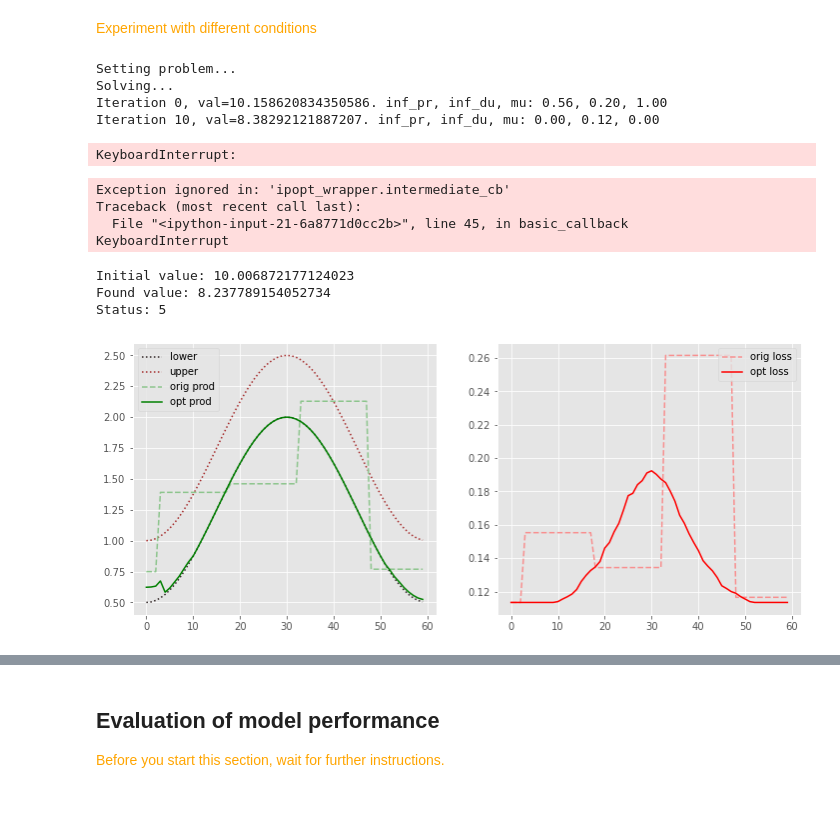
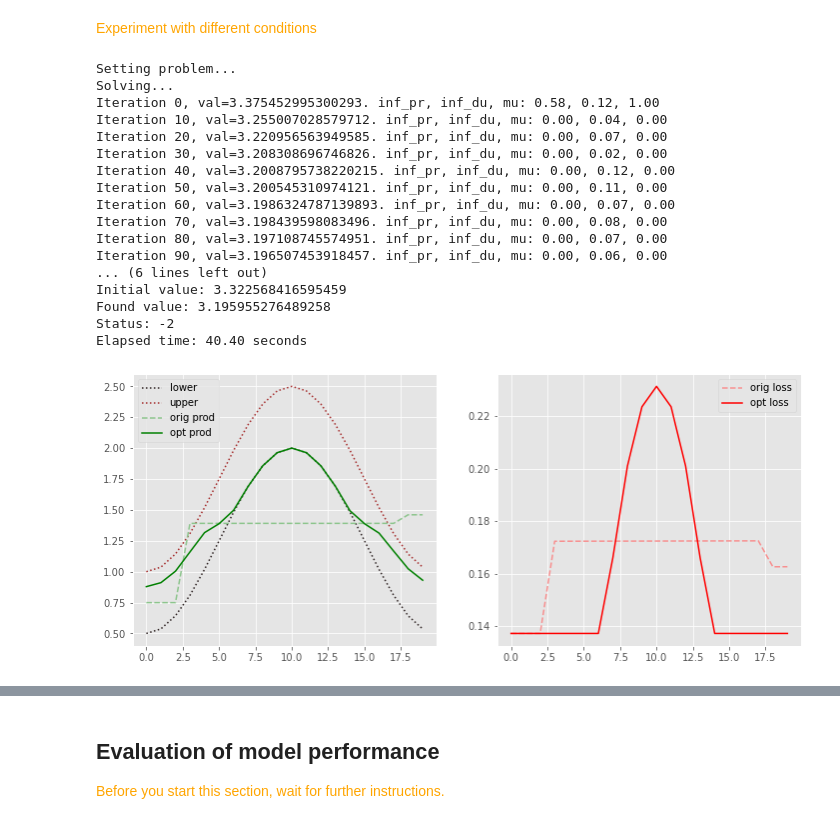
Before and after one commit to sintefmath/Digitalakademi, a Jupyter notebook: Details of Machine Learning and Optimisation/hands on/ML_opt.ipynb, the cells around one changed output, grey strips where cells are left out. Cells and saved outputs as stored; diff of their text form; code cells hidden in the pictures.

```diff
--- a/Details of Machine Learning and Optimisation/hands on/ML_opt.ipynb
+++ b/Details of Machine Learning and Optimisation/hands on/ML_opt.ipynb
@@ -410,11 +452,14 @@ def optimize_model(obj, x0):
 
     print('Solving...')
 
+    start = time.time()
     x, info = nlp.solve(x0.flatten())
+    end = time.time()
 
     print(f'Initial value: {orig_obj}')
     print(f'Found value: {info["obj_val"]}')
     print(f'Status: {info["status"]}')
+    print(f'Elapsed time: {end - start:.2f} seconds')
 
     #Reconstruct x with correct columns
     return x.reshape(obj.rows, obj.free_cols)
@@ -563,25 +733,30 @@ class BetterProblem(ModelBasedObjective):
 <span style="color:orange"> Experiment with different conditions </span>
 # %%
 #Strict curve
-rows = 60
+rows = 20
 init = initial_values[:rows,:]
 
 obj = BetterProblem(rows, model, fixed_heights, basic_callback, 0.5, 2.0, 0.5, 0.5)
 found = optimize_model(obj, init)
 
 fig, axs = plt.subplots(1,2, figsize=(12,5))
 plot_results(axs, init, found, obj)
 # %% [output]
 Setting problem...
 Solving...
-Iteration 0, val=10.158620834350586. inf_pr, inf_du, mu: 0.56, 0.20, 1.00
-Iteration 10, val=8.38292121887207. inf_pr, inf_du, mu: 0.00, 0.12, 0.00
+Iteration 0, val=3.375452995300293. inf_pr, inf_du, mu: 0.58, 0.12, 1.00
+Iteration 10, val=3.255007028579712. inf_pr, inf_du, mu: 0.00, 0.04, 0.00
+Iteration 20, val=3.220956563949585. inf_pr, inf_du, mu: 0.00, 0.07, 0.00
+Iteration 30, val=3.208308696746826. inf_pr, inf_du, mu: 0.00, 0.02, 0.00
+Iteration 40, val=3.2008795738220215. inf_pr, inf_du, mu: 0.00, 0.12, 0.00
+Iteration 50, val=3.200545310974121. inf_pr, inf_du, mu: 0.00, 0.11, 0.00
+Iteration 60, val=3.1986324787139893. inf_pr, inf_du, mu: 0.00, 0.07, 0.00
+Iteration 70, val=3.198439598083496. inf_pr, inf_du, mu: 0.00, 0.08, 0.00
+Iteration 80, val=3.197108745574951. inf_pr, inf_du, mu: 0.00, 0.07, 0.00
+Iteration 90, val=3.196507453918457. inf_pr, inf_du, mu: 0.00, 0.06, 0.00
+... (6 lines left out)
+Initial value: 3.322568416595459
+Found value: 3.195955276489258
+Status: -2
+Elapsed time: 40.40 seconds
-KeyboardInterrupt:
-Exception ignored in: 'ipopt_wrapper.intermediate_cb'
-Traceback (most recent call last):
-  File "<ipython-input-21-6a8771d0cc2b>", line 45, in basic_callback
-KeyboardInterrupt
-Initial value: 10.006872177124023
-Found value: 8.237789154052734
-Status: 5
-[figure, old version]
+[figure, new version]
```
Also changed, not shown: parts of 18 cells of this notebook.
